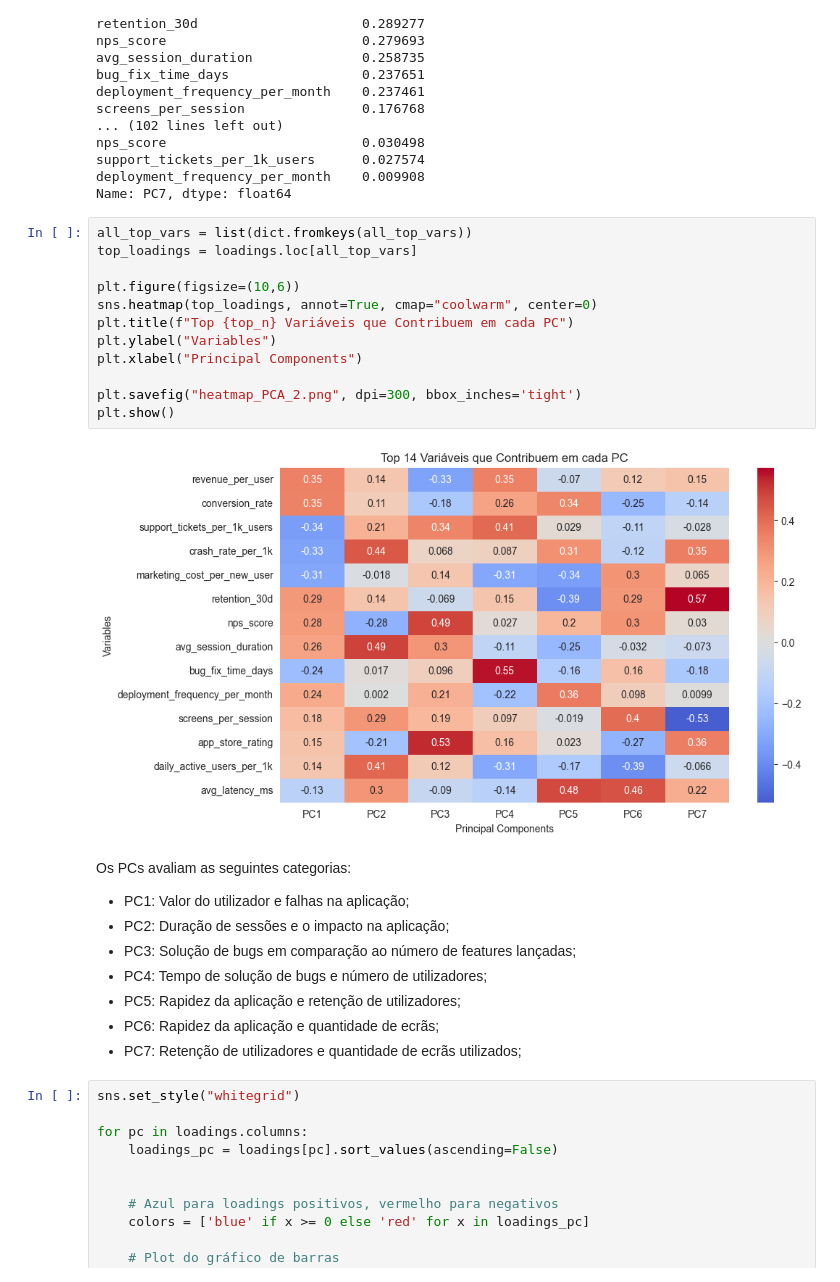
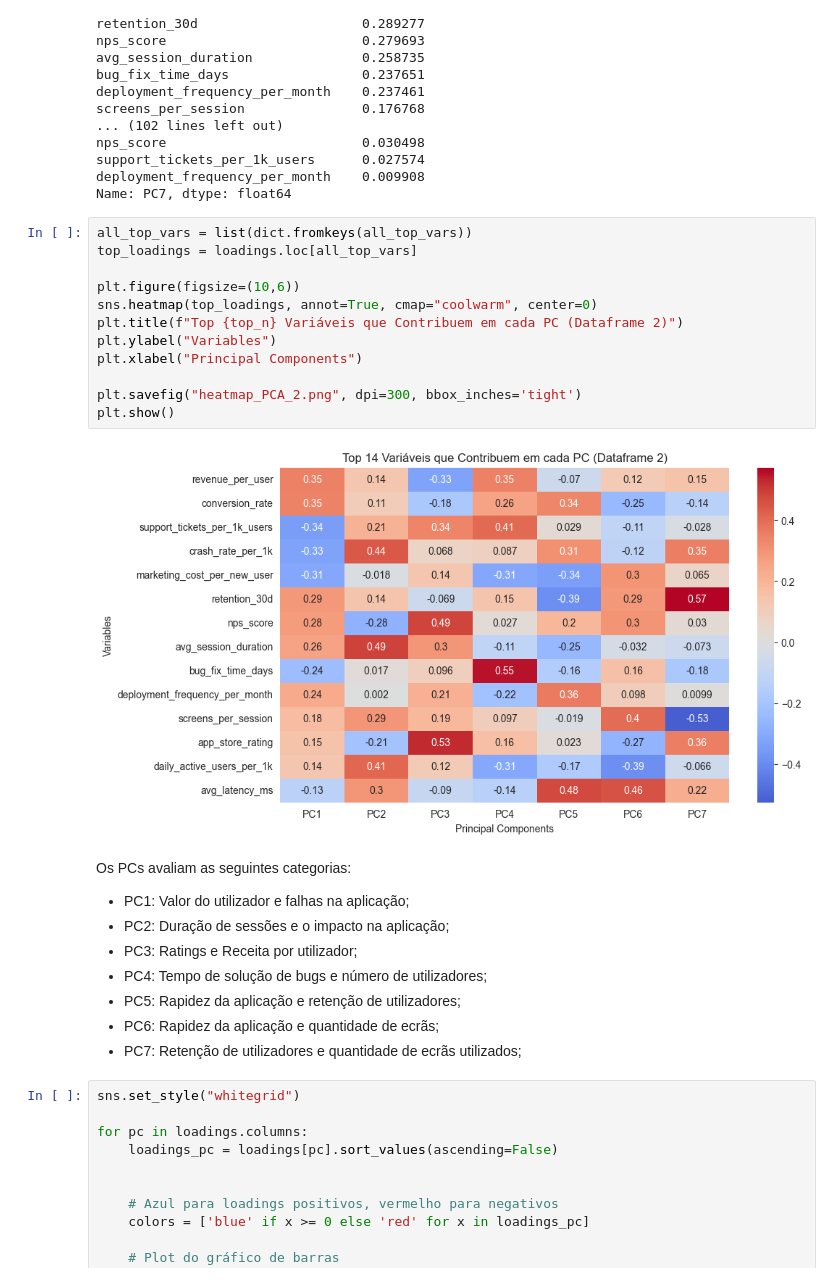
Before and after one commit to jfeiteira/Mini-projeto-do-PCA-e-Cluster, a Jupyter notebook: pca.ipynb, the cells around one changed output. Saved outputs shown, nothing was run; the diff lists cells and outputs as text.

```diff
--- a/pca.ipynb
+++ b/pca.ipynb
@@ -1319,22 +1314,22 @@ Name: PC7, dtype: float64
 # %%
 all_top_vars = list(dict.fromkeys(all_top_vars))
 top_loadings = loadings.loc[all_top_vars]
 
 plt.figure(figsize=(10,6))
 sns.heatmap(top_loadings, annot=True, cmap="coolwarm", center=0)
-plt.title(f"Top {top_n} Variáveis que Contribuem em cada PC")
+plt.title(f"Top {top_n} Variáveis que Contribuem em cada PC (Dataframe 2)")
 plt.ylabel("Variables")
 plt.xlabel("Principal Components")
 
 plt.savefig("heatmap_PCA_2.png", dpi=300, bbox_inches='tight')
 plt.show()
 # %% [output]
-[figure, old version]
+[figure, new version]
 # %% [markdown]
 Os PCs avaliam as seguintes categorias:
 - PC1: Valor do utilizador e falhas na aplicação;
 - PC2: Duração de sessões e o impacto na aplicação;
-- PC3: Solução de bugs em comparação ao número de features lançadas;
+- PC3: Ratings e Receita por utilizador;
 - PC4: Tempo de solução de bugs e número de utilizadores;
 - PC5: Rapidez da aplicação e retenção de utilizadores;
 - PC6: Rapidez da aplicação e quantidade de ecrãs;
```
Also changed, not shown: parts of 21 cells of this notebook.
